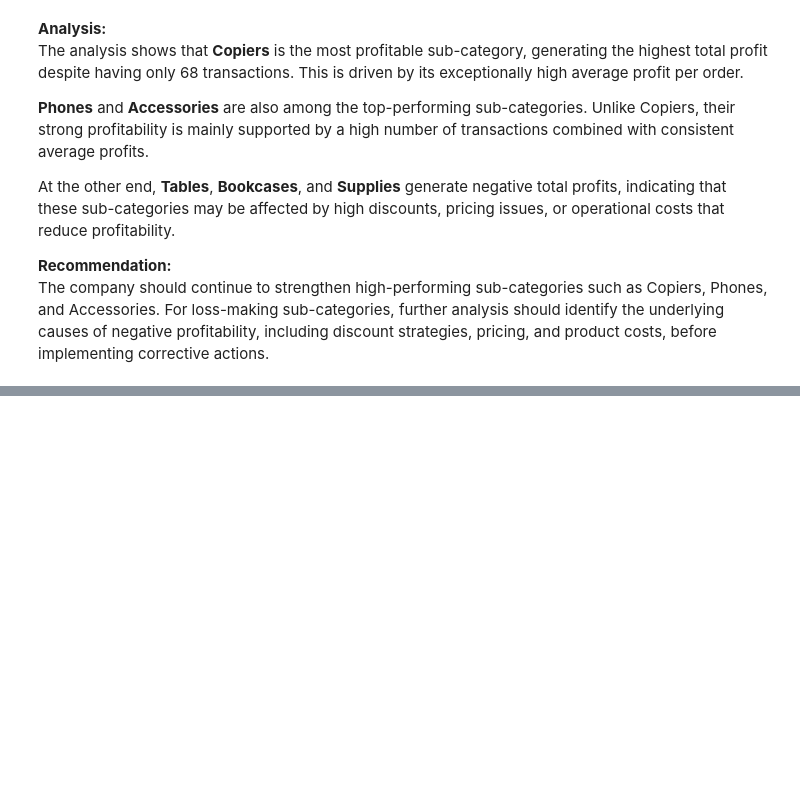
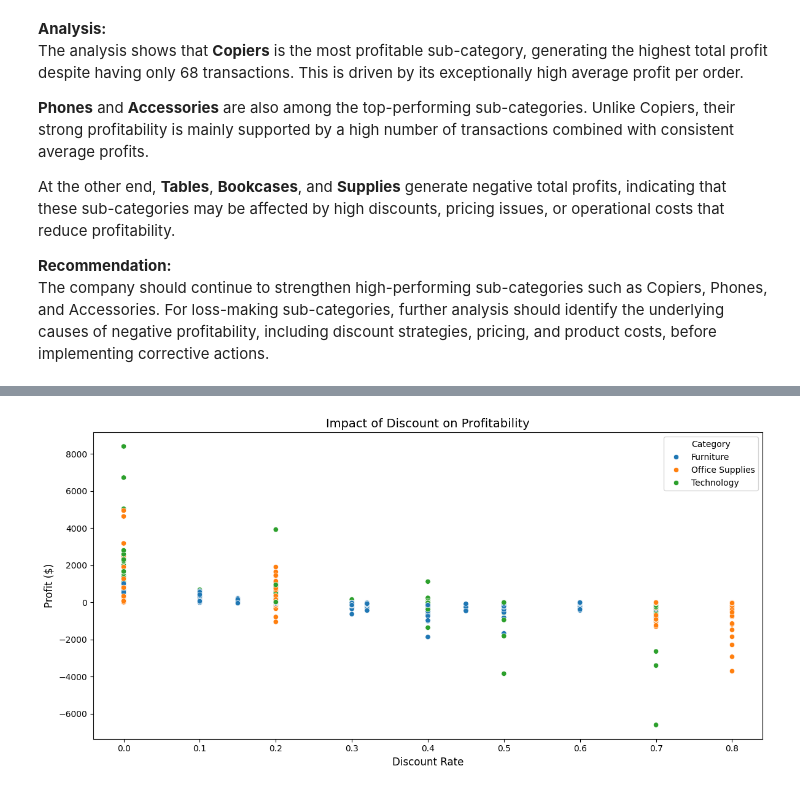
Before and after one commit to clia7/Superstore_Analysis, a Jupyter notebook: superstore-analysis.ipynb, the cells around one changed output, grey strips where cells are left out. Saved outputs shown, nothing was run; the diff lists cells and outputs as text; code cells hidden in the pictures; blank space fills up the shorter version.

```diff
--- a/superstore-analysis.ipynb
+++ b/superstore-analysis.ipynb
@@ -278,0 +308,14 @@ The company should continue to strengthen high-performing sub-categories such as
+# %%
+# Visualize the impact of Discount on Profit
+
+plt.figure(figsize=(12,6))
+
+sns.scatterplot(data=df, x='Discount', y='Profit', hue='Category')
+plt.title('Impact of Discount on Profitability', fontsize=14)
+plt.xlabel('Discount Rate', fontsize=12)
+plt.ylabel('Profit ($)', fontsize=12)
+
+plt.tight_layout()
+plt.show()
+# %% [output]
+[figure, added]
```
Also changed, not shown: parts of 10 cells of this notebook.
